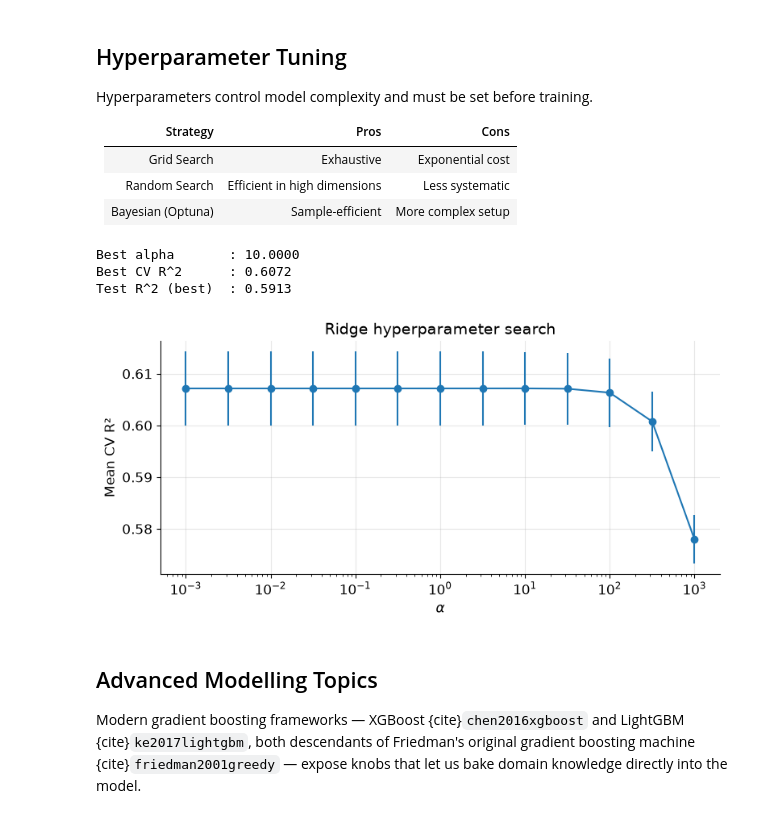
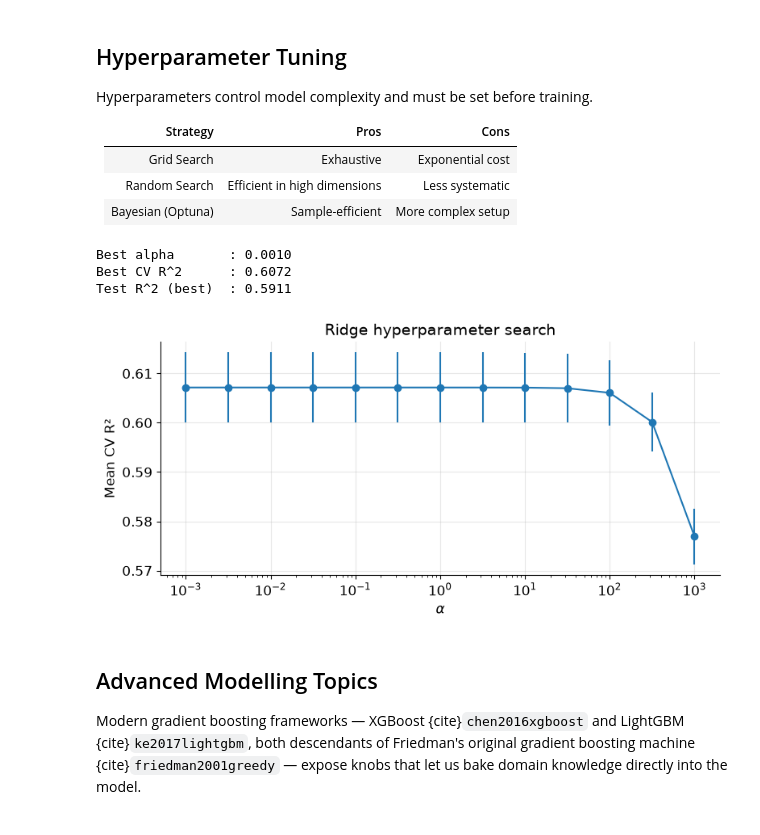
Before and after one commit to cambridge-FDS/fun_ds, a Jupyter notebook: docs/lectures/lecture_7.ipynb, the cells around one changed output. Drawn from its saved outputs; the diff is of its cells as text; code cells hidden in the pictures.

```diff
--- a/docs/lectures/lecture_7.ipynb
+++ b/docs/lectures/lecture_7.ipynb
@@ -278,0 +561,20 @@ RFECV kept: ['MedInc', 'HouseAge', 'AveRooms', 'AveBedrms', 'AveOccup', 'Latitud
+# %%
+# Add a near-duplicate of MedInc and see how its importance is split
+dup_rng = np.random.default_rng(2)
+X_train_dup = X_train.assign(
+    MedInc_copy=X_train["MedInc"] + dup_rng.normal(0, 0.1, len(X_train))
+)
+X_test_dup = X_test.assign(
+    MedInc_copy=X_test["MedInc"] + dup_rng.normal(0, 0.1, len(X_test))
+)
+
+rf_dup = RandomForestRegressor(n_estimators=100, random_state=42, n_jobs=-1)
+rf_dup.fit(X_train_dup, y_train)
+perm_dup = permutation_importance(
+    rf_dup, X_test_dup, y_test, n_repeats=5, random_state=42, n_jobs=-1
+)
+dup_imp = pd.Series(perm_dup.importances_mean, index=X_train_dup.columns)
+
+print(f"MedInc alone (model without copy): {perm_df['MedInc'].mean():.3f}")
+print(f"MedInc      (model with copy)    : {dup_imp['MedInc']:.3f}")
+print(f"MedInc_copy (model with copy)    : {dup_imp['MedInc_copy']:.3f}")
@@ -287,42 +683,46 @@ Hyperparameters control model complexity and must be set before training.
 | Bayesian (Optuna) | Sample-efficient | More complex setup |
 # %%
 from sklearn.model_selection import GridSearchCV
+from sklearn.pipeline import Pipeline
 
-param_grid = {"alpha": np.logspace(-3, 3, 13)}
+param_grid = {"ridge__alpha": np.logspace(-3, 3, 13)}
 
+# Scaling inside the pipeline: each CV fold is standardised on its own
+# training rows only, so the CV score is an honest estimate.
 grid_search = GridSearchCV(
-    Ridge(),
+    Pipeline([("scale", StandardScaler()), ("ridge", Ridge())]),
     param_grid=param_grid,
     cv=5,
     scoring="r2",
     n_jobs=-1,
 )
-grid_search.fit(X_train_s, y_train)
+grid_search.fit(X_train, y_train)
 
-print(f"Best alpha       : {grid_search.best_params_['alpha']:.4f}")
+print(f"Best alpha       : {grid_search.best_params_['ridge__alpha']:.4f}")
 print(f"Best CV R^2      : {grid_search.best_score_:.4f}")
-print(f"Test R^2 (best)  : {grid_search.score(X_test_s, y_test):.4f}")
+print(f"Test R^2 (best)  : {grid_search.score(X_test, y_test):.4f}")
 
-# Peek at the CV curve
+# Peek at the CV curve. With only 8 features and ~15k rows it is almost flat:
+# regularisation pays off mainly when p is large relative to n (or features are noisy).
 cv_results = pd.DataFrame(grid_search.cv_results_)
 plt.figure(figsize=(8, 4))
 plt.errorbar(
-    param_grid["alpha"],
+    param_grid["ridge__alpha"],
     cv_results["mean_test_score"],
     yerr=cv_results["std_test_score"],
     marker="o",
 )
 plt.xscale("log")
 plt.xlabel(r"$\alpha$")
 plt.ylabel("Mean CV R²")
 plt.title("Ridge hyperparameter search")
 plt.tight_layout()
 plt.show()
 # %% [output]
-Best alpha       : 10.0000
+Best alpha       : 0.0010
 Best CV R^2      : 0.6072
-Test R^2 (best)  : 0.5913
+Test R^2 (best)  : 0.5911
-[figure, old version]
+[figure, new version]
 # %% [markdown]
 ## Advanced Modelling Topics
 
```
Also changed, not shown: parts of 30 cells of this notebook, 36 other files.
